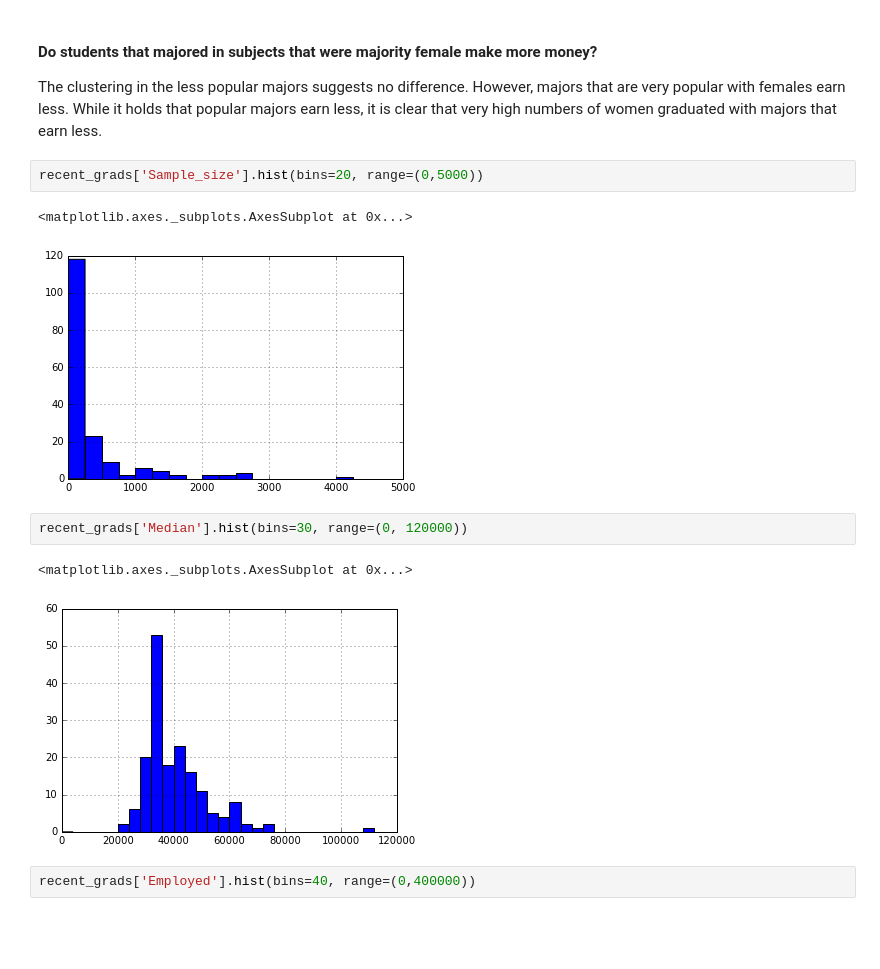
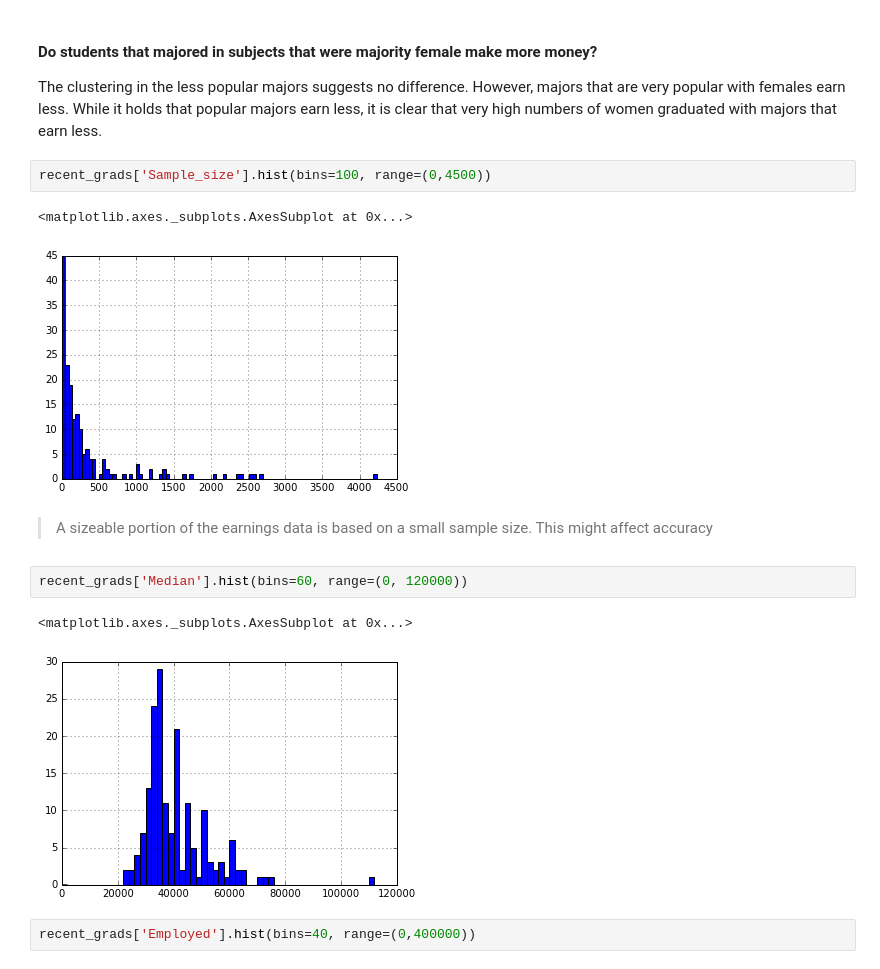
Before and after one commit to VisualBraden/Dataquest-Missions, a Jupyter notebook: exploratory_data_visualization/Basics.ipynb, the cells around one changed output. Cells and saved outputs as stored; diff of their text form; blank space fills up the shorter version.

```diff
--- a/exploratory_data_visualization/Basics.ipynb
+++ b/exploratory_data_visualization/Basics.ipynb
@@ -109,15 +109,17 @@ ax2 = recent_grads.plot(x='Women', y='Median', kind='scatter', title='Median vs.
 #### Do students that majored in subjects that were majority female make more money?
 The clustering in the less popular majors suggests no difference. However, majors that are very popular with females earn less. While it holds that popular majors earn less, it is clear that very high numbers of women graduated with majors that earn less.
 # %%
-recent_grads['Sample_size'].hist(bins=20, range=(0,5000))
+recent_grads['Sample_size'].hist(bins=100, range=(0,4500))
 # %% [output]
 <matplotlib.axes._subplots.AxesSubplot at 0x...>
-[figure, old version]
+[figure, new version]
+# %% [markdown]
+> A sizeable portion of the earnings data is based on a small sample size. This might affect accuracy
 # %%
-recent_grads['Median'].hist(bins=30, range=(0, 120000))
+recent_grads['Median'].hist(bins=60, range=(0, 120000))
 # %% [output]
 <matplotlib.axes._subplots.AxesSubplot at 0x...>
-[figure, old version]
+[figure, new version]
 # %%
 recent_grads['Employed'].hist(bins=40, range=(0,400000))
 # %% [output]
```
Also changed, not shown: parts of 1 cell of this notebook.
